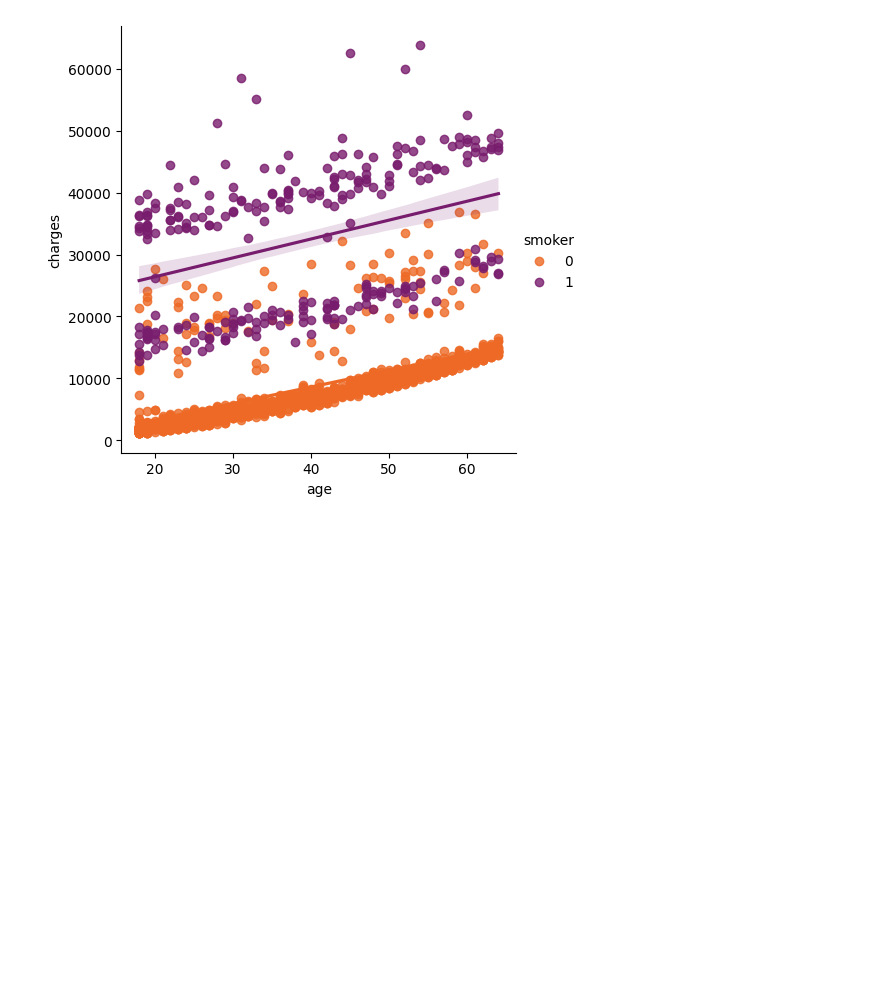
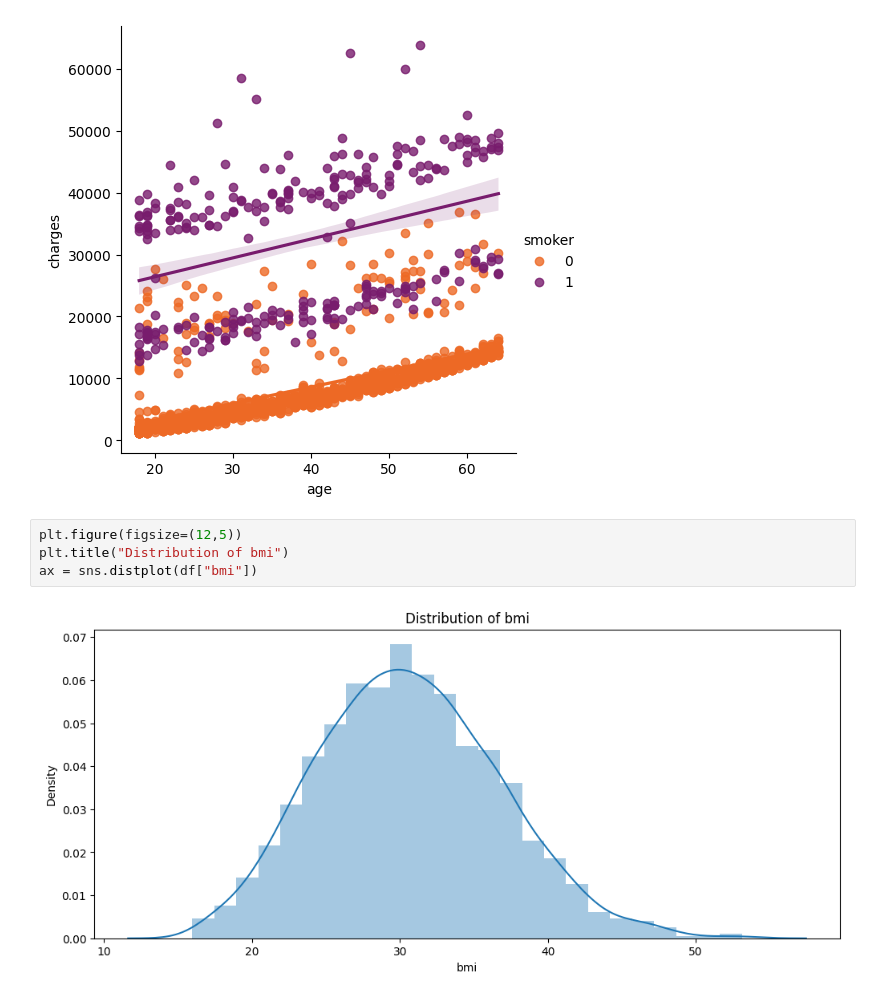
Before and after one commit to INCREDIBLE-AURNOB/Predict-personal-medical-cost, a Jupyter notebook: Personal_medical_cost.ipynb, the cells around one changed output. Saved outputs shown, nothing was run; the diff lists cells and outputs as text; blank space fills up the shorter version.

```diff
--- a/Personal_medical_cost.ipynb
+++ b/Personal_medical_cost.ipynb
@@ -119,3 +116,9 @@ ax.set_title('Smokers and non-smokers')
 # %% [output]
 Text(0.5, 1.0, 'Smokers and non-smokers')
 [figure]
+# %%
+plt.figure(figsize=(12,5))
+plt.title("Distribution of bmi")
+ax = sns.distplot(df["bmi"])
+# %% [output]
+[figure, added]
```
Also changed, not shown: parts of 9 cells of this notebook.
